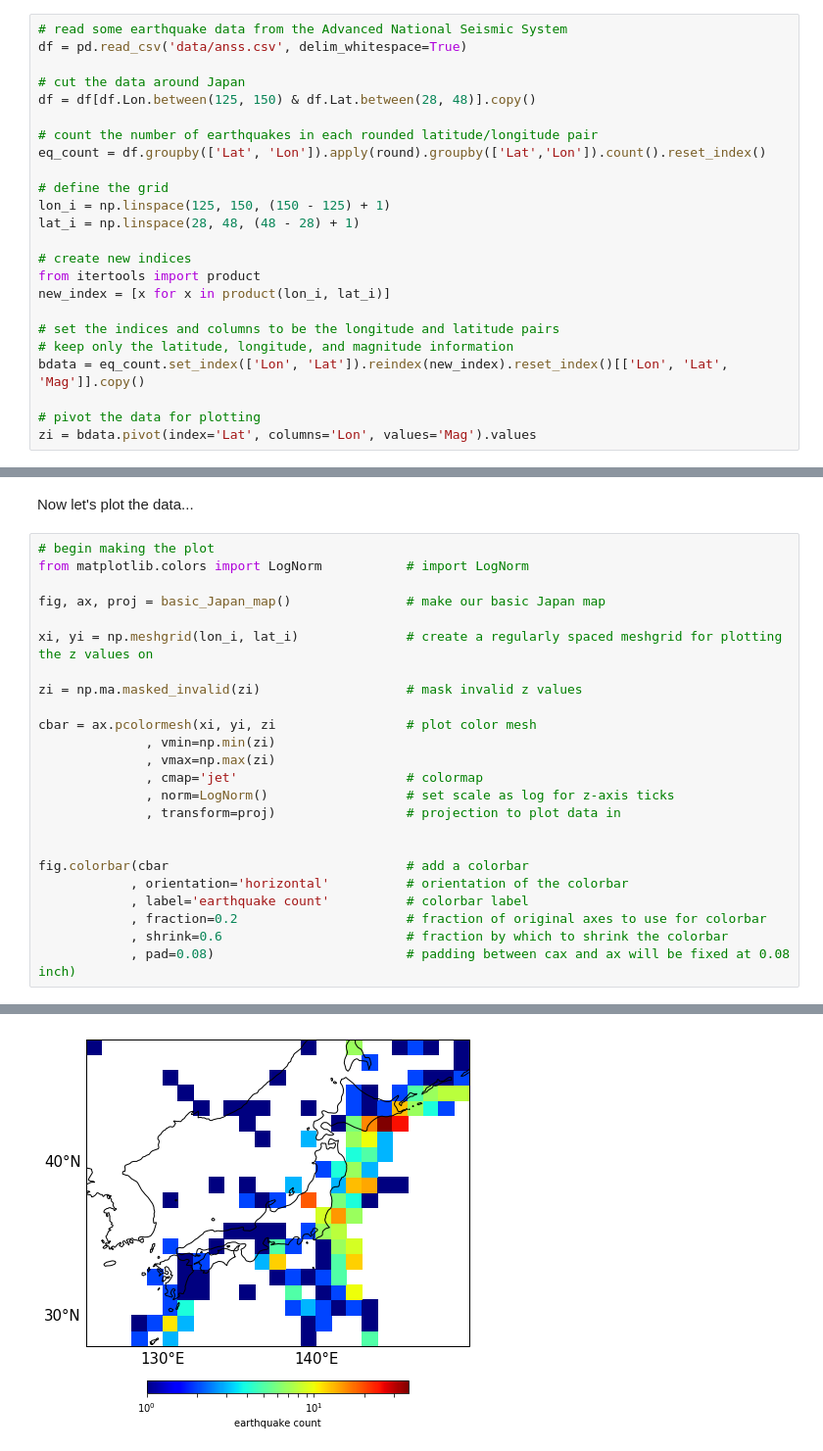
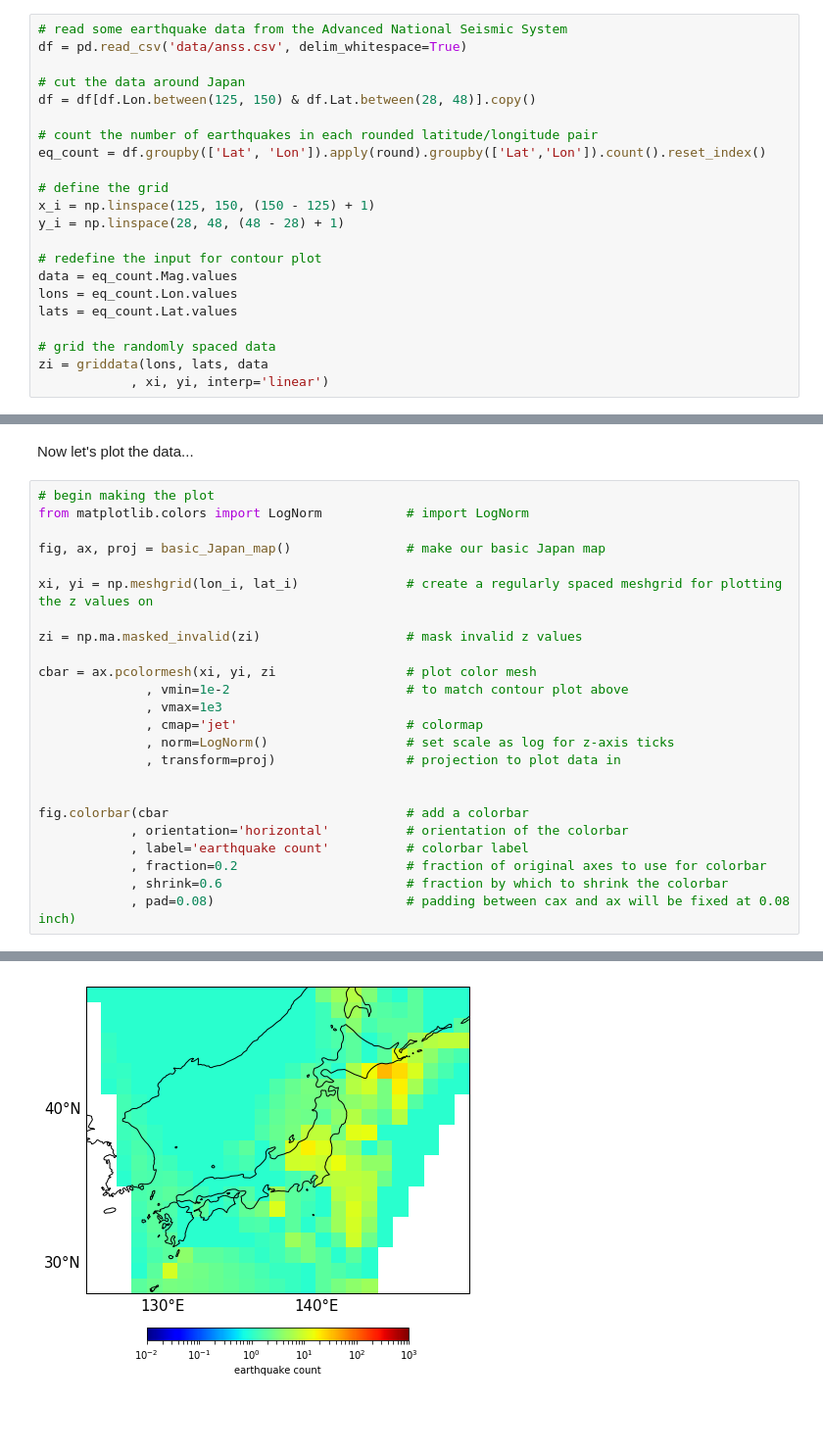
Before and after one commit to mnky9800n/Python-course-materials-for-seismology-students, a Jupyter notebook: example_notebooks/cartopy/Maps for unshaped data using cartopy.ipynb, the cells around one changed output, grey strips where cells are left out. Shown: that part at 98% size. Drawn from its saved outputs; the diff is of its cells as text; blank space fills up the shorter version.

```diff
--- a/example_notebooks/cartopy/Maps for unshaped data using cartopy.ipynb
+++ b/example_notebooks/cartopy/Maps for unshaped data using cartopy.ipynb
@@ -205,16 +205,14 @@ df = df[df.Lon.between(125, 150) & df.Lat.between(28, 48)].copy()
 eq_count = df.groupby(['Lat', 'Lon']).apply(round).groupby(['Lat','Lon']).count().reset_index()
 
 # define the grid
-lon_i = np.linspace(125, 150, (150 - 125) + 1)
-lat_i = np.linspace(28, 48, (48 - 28) + 1)
+x_i = np.linspace(125, 150, (150 - 125) + 1)
+y_i = np.linspace(28, 48, (48 - 28) + 1)
 
-# create new indices
-from itertools import product
-new_index = [x for x in product(lon_i, lat_i)]
+# redefine the input for contour plot
+data = eq_count.Mag.values
+lons = eq_count.Lon.values
+lats = eq_count.Lat.values
 
-# set the indices and columns to be the longitude and latitude pairs
-# keep only the latitude, longitude, and magnitude information
-bdata = eq_count.set_index(['Lon', 'Lat']).reindex(new_index).reset_index()[['Lon', 'Lat', 'Mag']].copy()
-
-# pivot the data for plotting
-zi = bdata.pivot(index='Lat', columns='Lon', values='Mag').values
+# grid the randomly spaced data
+zi = griddata(lons, lats, data
+            , xi, yi, interp='linear')
@@ -223,27 +279,27 @@ Now let's plot the data...
 # %%
 # begin making the plot
 from matplotlib.colors import LogNorm           # import LogNorm
 
 fig, ax, proj = basic_Japan_map()               # make our basic Japan map
 
 xi, yi = np.meshgrid(lon_i, lat_i)              # create a regularly spaced meshgrid for plotting the z values on
 
 zi = np.ma.masked_invalid(zi)                   # mask invalid z values
 
 cbar = ax.pcolormesh(xi, yi, zi                 # plot color mesh
-              , vmin=np.min(zi)
-              , vmax=np.max(zi)
+              , vmin=1e-2                       # to match contour plot above
+              , vmax=1e3
               , cmap='jet'                      # colormap
               , norm=LogNorm()                  # set scale as log for z-axis ticks
               , transform=proj)                 # projection to plot data in
 
 
 fig.colorbar(cbar                               # add a colorbar
             , orientation='horizontal'          # orientation of the colorbar
             , label='earthquake count'          # colorbar label
             , fraction=0.2                      # fraction of original axes to use for colorbar
             , shrink=0.6                        # fraction by which to shrink the colorbar
             , pad=0.08)                         # padding between cax and ax will be fixed at 0.08 inch)
 # %% [output]
 <matplotlib.colorbar.Colorbar at 0x...>
-[figure, old version]
+[figure, new version]
```
Also changed, not shown: parts of 13 cells of this notebook.
